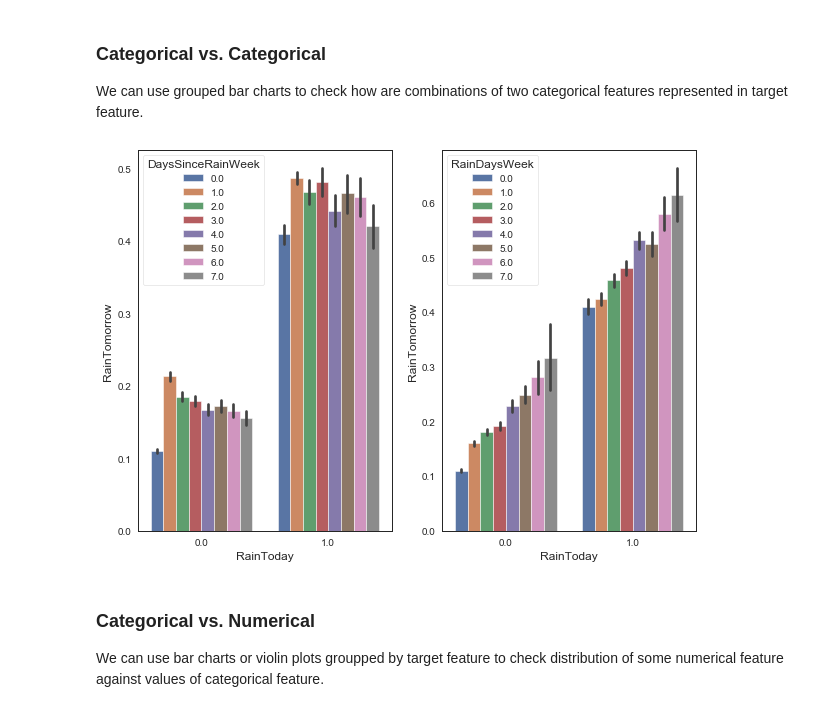
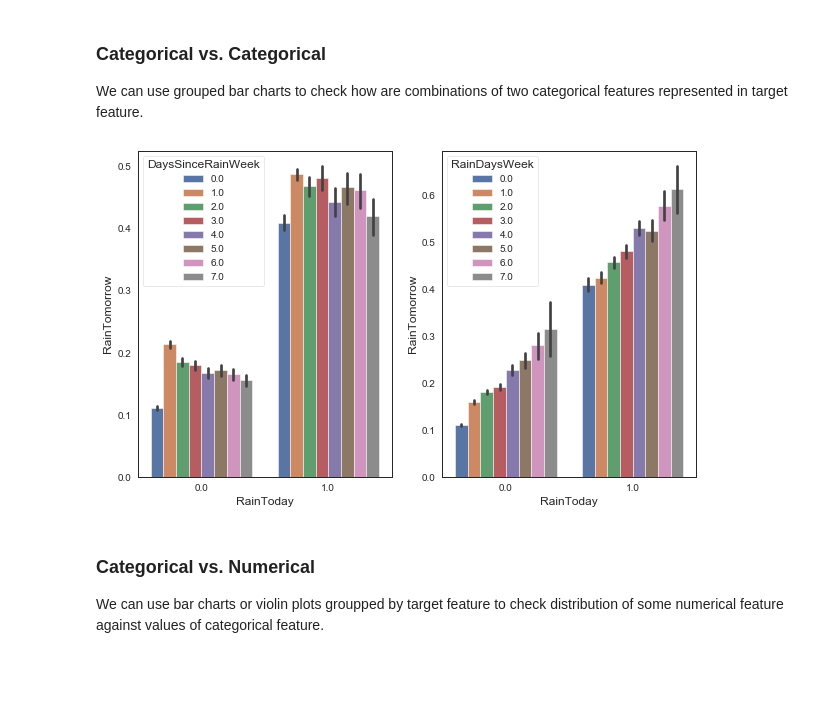
Before and after one commit to avast/machine-learning-python, a Jupyter notebook: imlp_1_data.ipynb, the cells around one changed output. Saved outputs shown, nothing was run; the diff lists cells and outputs as text; code cells hidden in the pictures; blank space fills up the shorter version.

```diff
--- a/imlp_1_data.ipynb
+++ b/imlp_1_data.ipynb
@@ -610,14 +612,14 @@ We can use grouped bar charts to check how are combinations of two categorical f
 # %%
 # do RainToday and DaysSinceRainWeek or RainDaysWeek influence RainTomorrow?
 sns.set_palette('deep')
-plt.figure(figsize=[10,7])
+plt.figure(figsize=[10,6])
 plt.subplot(121)
 sns.barplot(x='RainToday', hue='DaysSinceRainWeek', y='RainTomorrow', data=df);
 plt.subplot(122)
 sns.barplot(x='RainToday', y='RainTomorrow', hue='RainDaysWeek', data=df);
 sns.set_palette(def_palette)
 # %% [output]
-[figure, old version]
+[figure, new version]
 # %% [markdown]
 ### Categorical vs. Numerical
 
```
Also changed, not shown: parts of 13 cells of this notebook.
